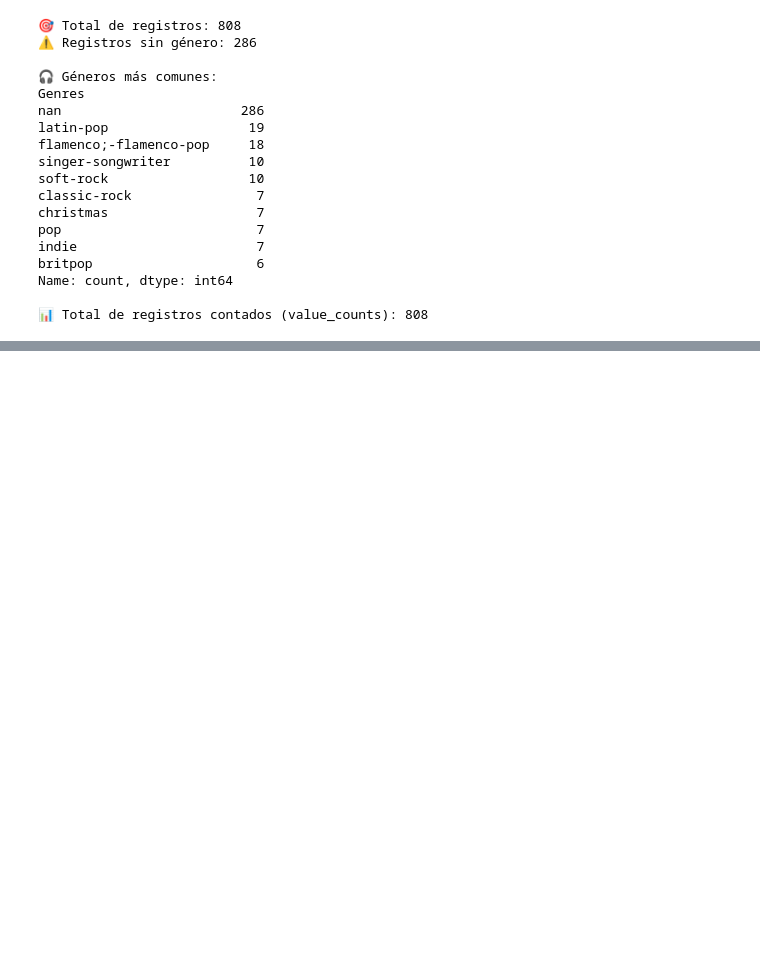
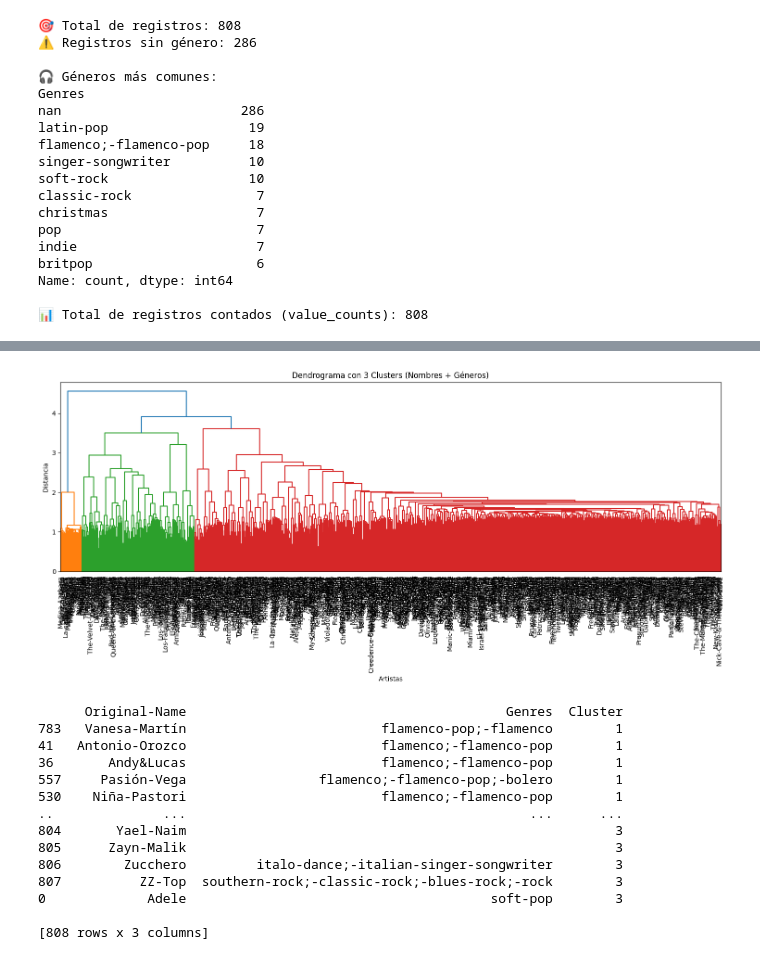
Before and after one commit to walterkocher/taller_intro2, a Jupyter notebook: prueba.ipynb, the cells around one changed output, grey strips where cells are left out. Drawn from its saved outputs; the diff is of its cells as text; code cells hidden in the pictures; blank space fills up the shorter version.

```diff
--- a/prueba.ipynb
+++ b/prueba.ipynb
@@ -639,0 +691,66 @@ Name: count, dtype: int64
+# %%
+from sklearn.feature_extraction.text import TfidfVectorizer
+from sklearn.preprocessing import normalize
+from sklearn.pipeline import FeatureUnion
+from scipy.cluster.hierarchy import dendrogram, linkage, fcluster
+import matplotlib.pyplot as plt
+import numpy as np
+import pandas as pd
+
+# Cargar el DataFrame
+df = pd.read_csv('generos_artistas_con guion.csv')
+
+# Limpiar datos
+df['Genres'] = df['Genres'].fillna('')
+df['Original-Name'] = df['Original-Name'].fillna('')
+
+# Vectorización TF-IDF
+vectorizer_name = TfidfVectorizer(analyzer='char_wb', ngram_range=(2, 4))
+vectorizer_genre = TfidfVectorizer(tokenizer=lambda x: x.split(';'))
+
+combined_features = FeatureUnion([
+    ('name', vectorizer_name),
+    ('genre', vectorizer_genre)
+])
+
+X_combined = combined_features.fit_transform(df[['Original-Name', 'Genres']].agg(' '.join, axis=1))
+X_combined = normalize(X_combined)
+
+# Clustering jerárquico
+linked = linkage(X_combined.toarray(), method='ward')
+
+# Agrupar en 3 clusters
+df['Cluster'] = fcluster(linked, 3, criterion='maxclust')
+
+# Calcular el threshold de distancia que produce 3 clusters
+last = linked[-3, 2]  # distancia en el tercer último paso
+threshold = last + 0.01  # leve aumento para que se vean 3 colores
+
+# Visualizar dendrograma con 3 colores
+plt.figure(figsize=(15, 7))
+dendrogram(linked, labels=df['Original-Name'].values, leaf_rotation=90, leaf_font_size=10,
+           color_threshold=threshold)
+plt.title("Dendrograma con 3 Clusters (Nombres + Géneros)")
+plt.xlabel("Artistas")
+plt.ylabel("Distancia")
+plt.tight_layout()
+plt.show()
+
+# Mostrar resultados
+print(df[['Original-Name', 'Genres', 'Cluster']].sort_values('Cluster'))
+# %% [output]
+[figure, added]
+      Original-Name                                         Genres  Cluster
+783   Vanesa-Martín                         flamenco-pop;-flamenco        1
+41   Antonio-Orozco                         flamenco;-flamenco-pop        1
+36       Andy&Lucas                         flamenco;-flamenco-pop        1
+557     Pasión-Vega                 flamenco;-flamenco-pop;-bolero        1
+530    Niña-Pastori                         flamenco;-flamenco-pop        1
+..              ...                                            ...      ...
+804       Yael-Naim                                                       3
+805      Zayn-Malik                                                       3
+806        Zucchero         italo-dance;-italian-singer-songwriter        3
+807          ZZ-Top  southern-rock;-classic-rock;-blues-rock;-rock        3
+0             Adele                                       soft-pop        3
+
+[808 rows x 3 columns]
```
Also changed, not shown: parts of 1 cell of this notebook.
